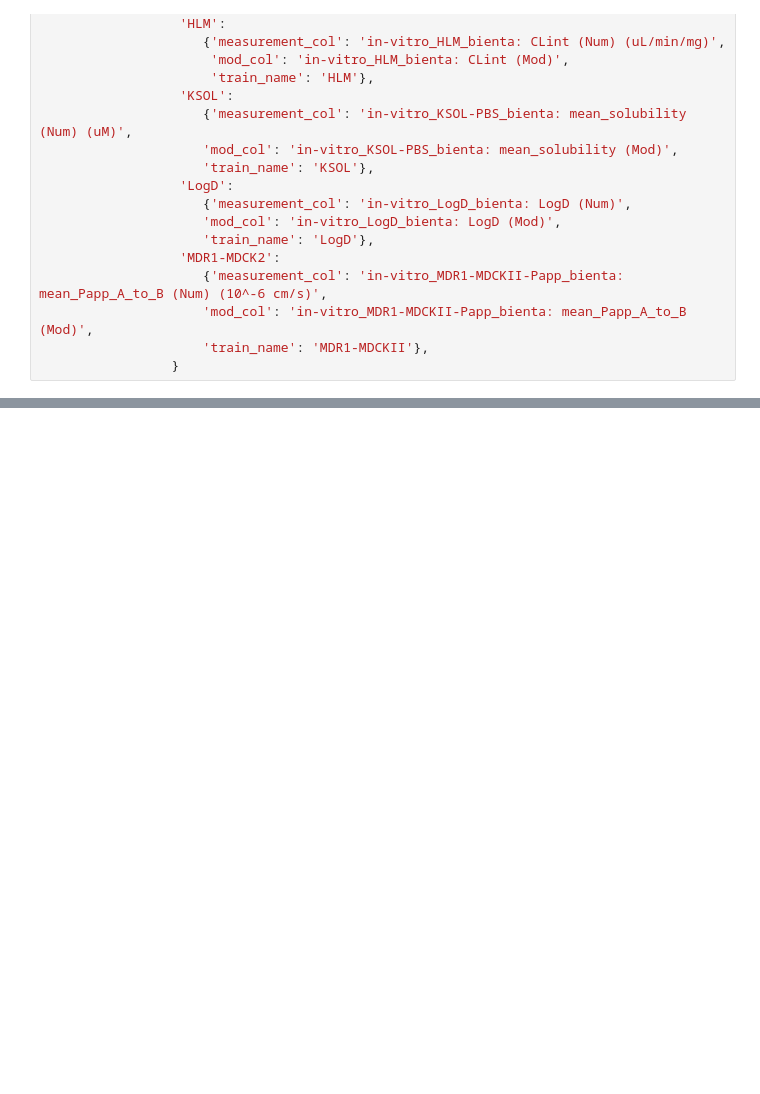
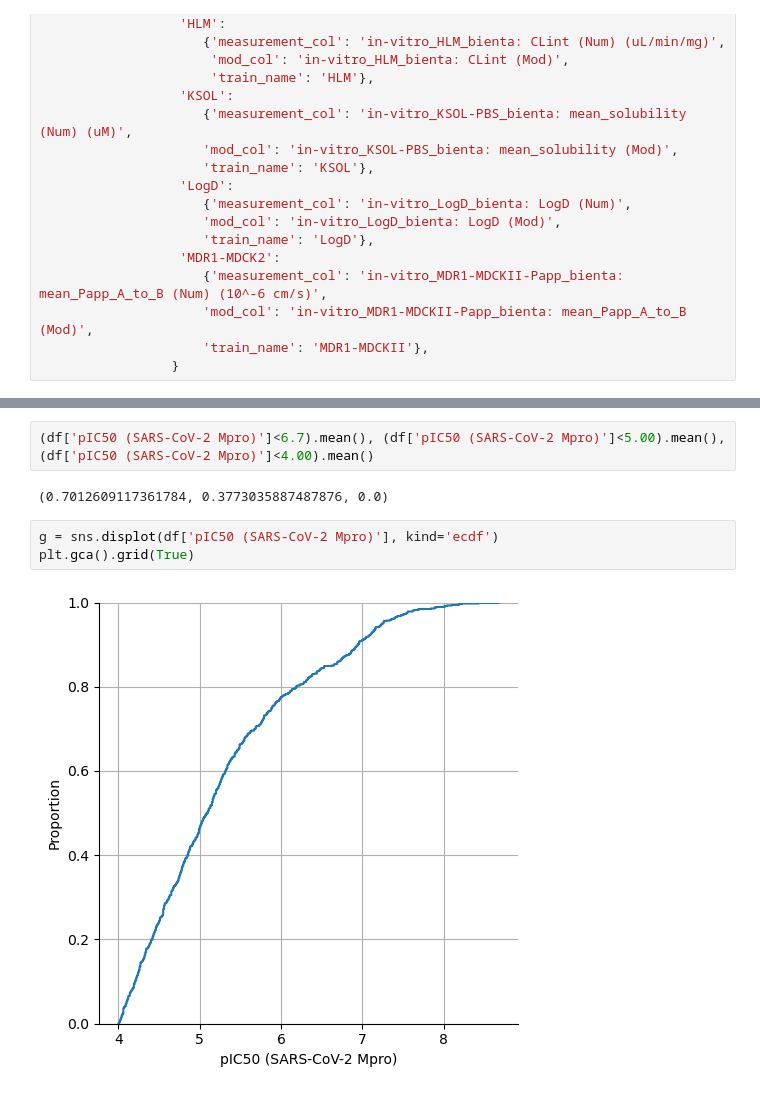
Before and after one commit to meyresearch/polaris_challenge, a Jupyter notebook: admet/missing_data_2.ipynb, the cells around one changed output, grey strips where cells are left out. Saved outputs shown, nothing was run; the diff lists cells and outputs as text; blank space fills up the shorter version.

```diff
--- a/admet/missing_data_2.ipynb
+++ b/admet/missing_data_2.ipynb
@@ -207,0 +342,9 @@ df.to_csv('data/train_inc_censored.csv', index=False)
+# %%
+(df['pIC50 (SARS-CoV-2 Mpro)']<6.7).mean(), (df['pIC50 (SARS-CoV-2 Mpro)']<5.00).mean(),  (df['pIC50 (SARS-CoV-2 Mpro)']<4.00).mean()
+# %% [output]
+(0.7012609117361784, 0.3773035887487876, 0.0)
+# %%
+g = sns.displot(df['pIC50 (SARS-CoV-2 Mpro)'], kind='ecdf')
+plt.gca().grid(True)
+# %% [output]
+[figure, added]
```
Also changed, not shown: parts of 55 cells of this notebook.
